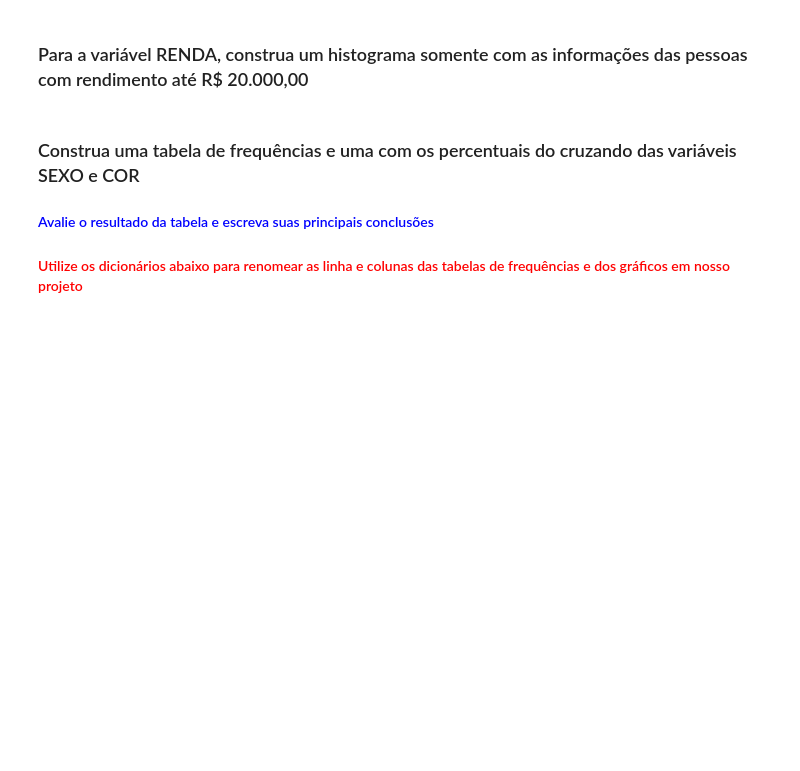
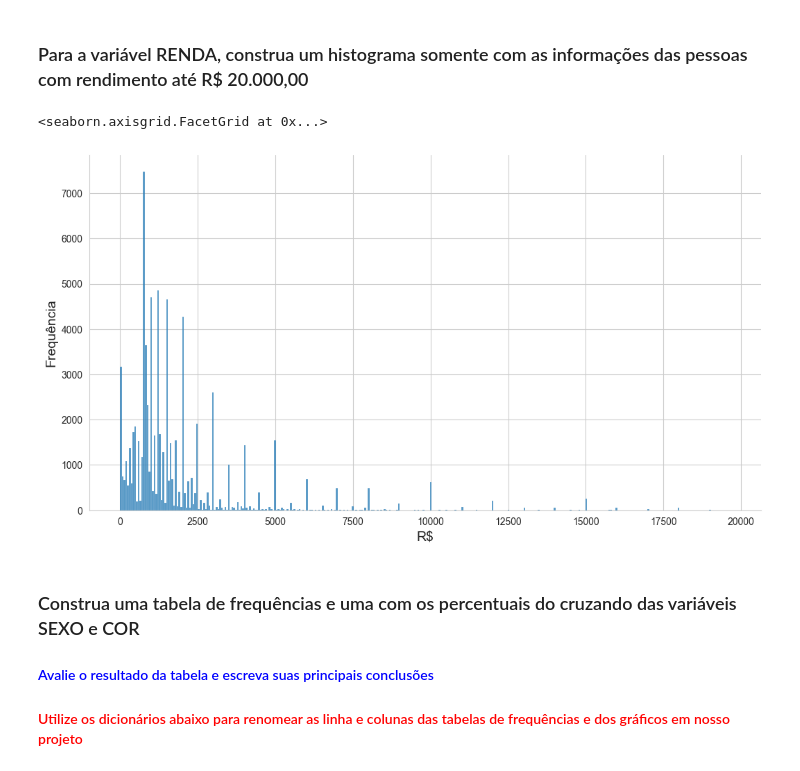
Before and after one commit to RPdatascience819/Curso_basico_estats, a Jupyter notebook: Análise_Descritiva.ipynb, the cells around one changed output. Saved outputs shown, nothing was run; the diff lists cells and outputs as text; code cells hidden in the pictures; blank space fills up the shorter version.

```diff
--- a/Análise_Descritiva.ipynb
+++ b/Análise_Descritiva.ipynb
@@ -340,6 +374,23 @@ Escreva suas conclusões aqui...
 Escreva suas conclusões aqui...
 # %% [markdown]
 ### Para a variável RENDA, construa um histograma somente com as informações das pessoas com rendimento até R$ 20.000,00
+# %%
+ax = sns.displot(dados.query('Renda < 20000')['Renda'])
+
+# Ajustando o tamanho da figura
+ax.figure.set_size_inches(12, 6)
+
+# Ajustando o título
+ax.set_titles('Distribuição de Frequências - RENDA - Pessoas com renda até R$ 20.000,00', fontesize = 18)
+
+# Ajustando o rótulo do eixo X
+ax.set_axis_labels('R$', 'Frequência', fontsize=14)
+
+# Exibir o gráfico
+ax
+# %% [output]
+<seaborn.axisgrid.FacetGrid at 0x...>
+[figure, added]
 # %% [markdown]
 ### Construa uma tabela de frequências e uma com os percentuais do cruzando das variáveis SEXO e COR
 #### <font color='blue'>Avalie o resultado da tabela e escreva suas principais conclusões</font>
```
Also changed, not shown: parts of 47 cells of this notebook, 1 other file.
